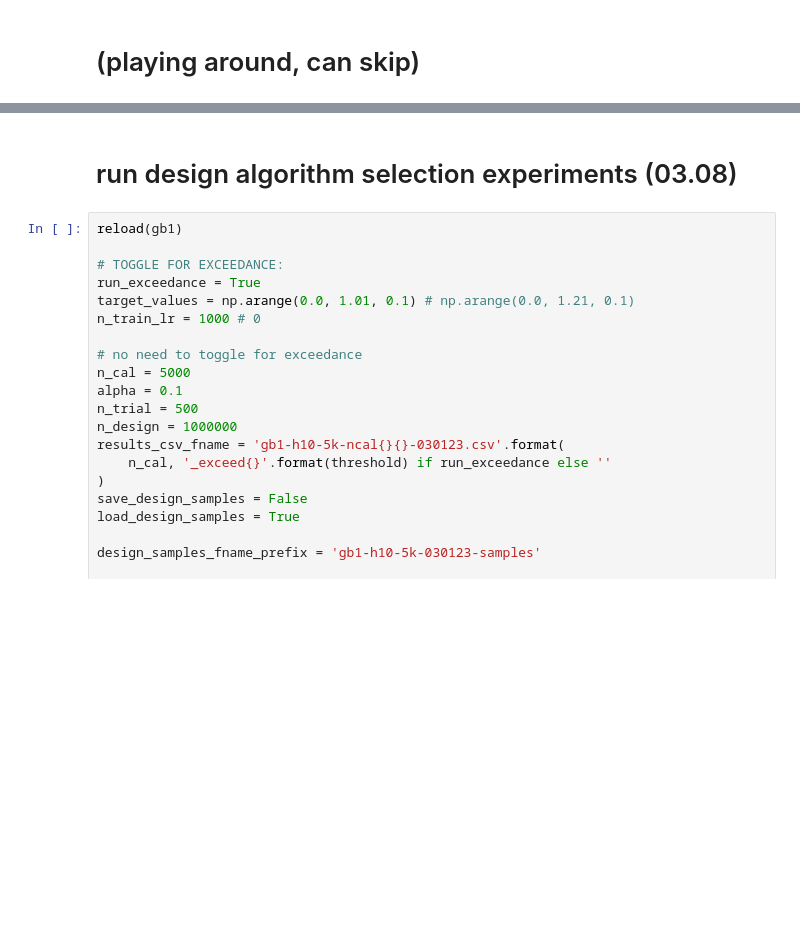
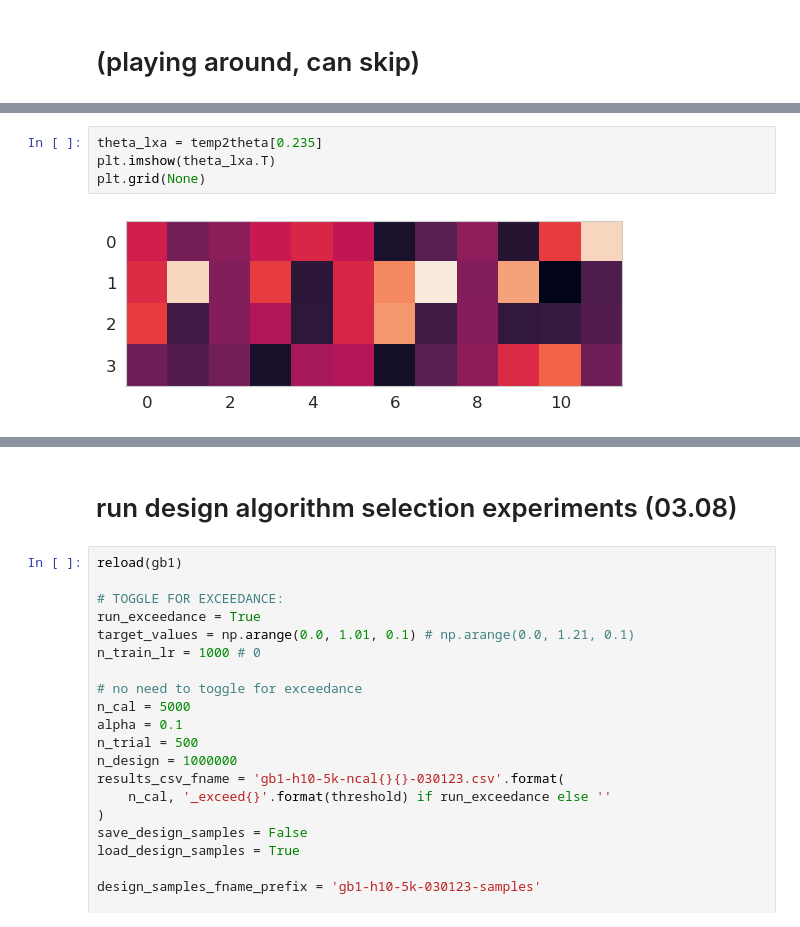
Before and after one commit to clarafy/design-algorithm-selection, a Jupyter notebook: notebooks/gb1-022823.ipynb, the cells around one changed output, grey strips where cells are left out. Cells and saved outputs as stored; diff of their text form; blank space fills up the shorter version.

```diff
--- a/notebooks/gb1-022823.ipynb
+++ b/notebooks/gb1-022823.ipynb
@@ -142,0 +152,6 @@ True mean for temperature...
+# %%
+theta_lxa = temp2theta[0.235]
+plt.imshow(theta_lxa.T)
+plt.grid(None)
+# %% [output]
+[figure, added]
```
Also changed, not shown: parts of 21 cells of this notebook, 15 other files.
